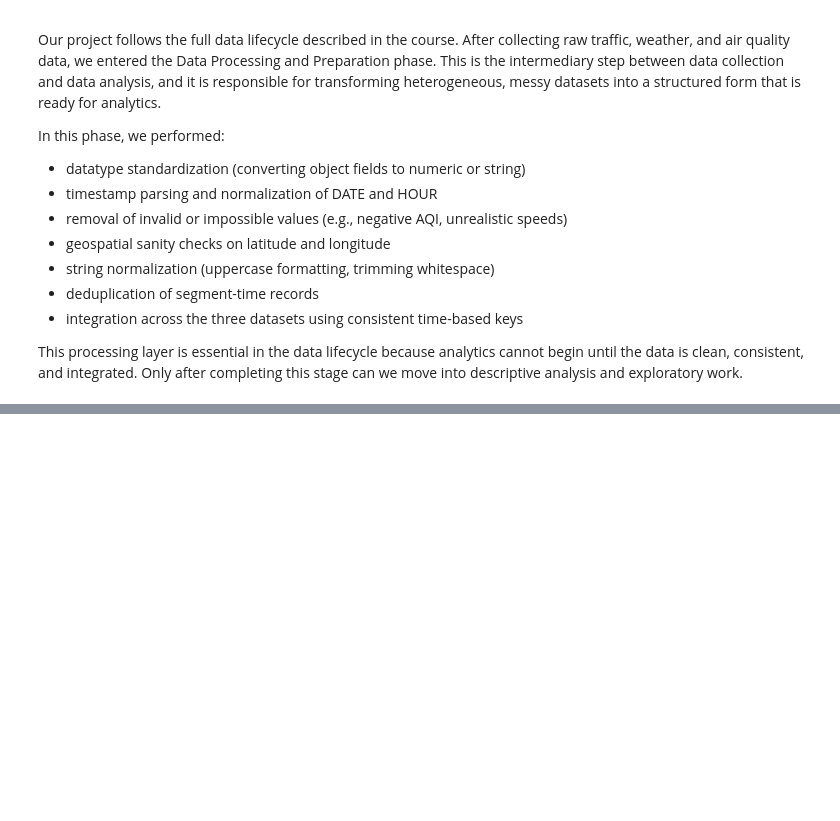
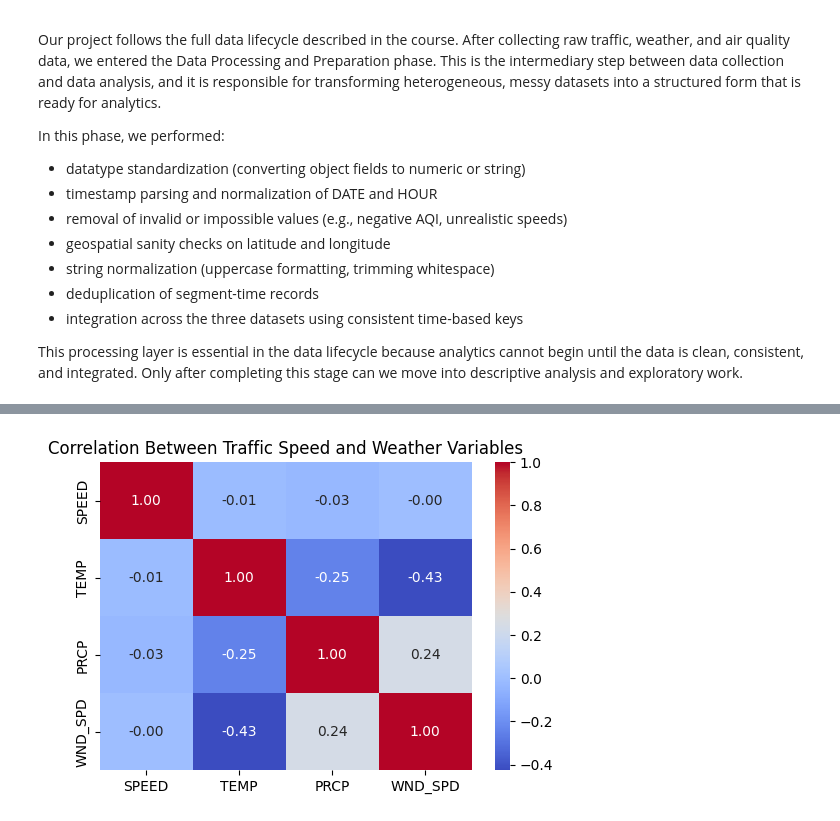
Before and after one commit to rishabhshahh/is477, a Jupyter notebook: notebooks/Project.ipynb, the cells around one changed output, grey strips where cells are left out. Drawn from its saved outputs; the diff is of its cells as text; code cells hidden in the pictures; blank space fills up the shorter version.

```diff
--- a/notebooks/Project.ipynb
+++ b/notebooks/Project.ipynb
@@ -368,2 +136,4 @@ final_df
+# %%
+final_df_cleaned = pd.read_csv("../data/cleaned/final_dataset_cleaned.csv")
 # %% [markdown]
 ### original dataset is 20GB and could not be uploaded to git so I downloaded the filtered dataframe
@@ -386,0 +192,11 @@ This processing layer is essential in the data lifecycle because analytics canno
+# %%
+import seaborn as sns
+import matplotlib.pyplot as plt
+
+weather_cols = ["SPEED", "TEMP", "PRCP", "WND_SPD"]
+plt.figure(figsize=(6,4))
+sns.heatmap(final_df_cleaned[weather_cols].corr(), annot=True, cmap="coolwarm", fmt=".2f")
+plt.title("Correlation Between Traffic Speed and Weather Variables")
+plt.show()
+# %% [output]
+[figure, added]
```
Also changed, not shown: parts of 33 cells of this notebook, 14 other files.
